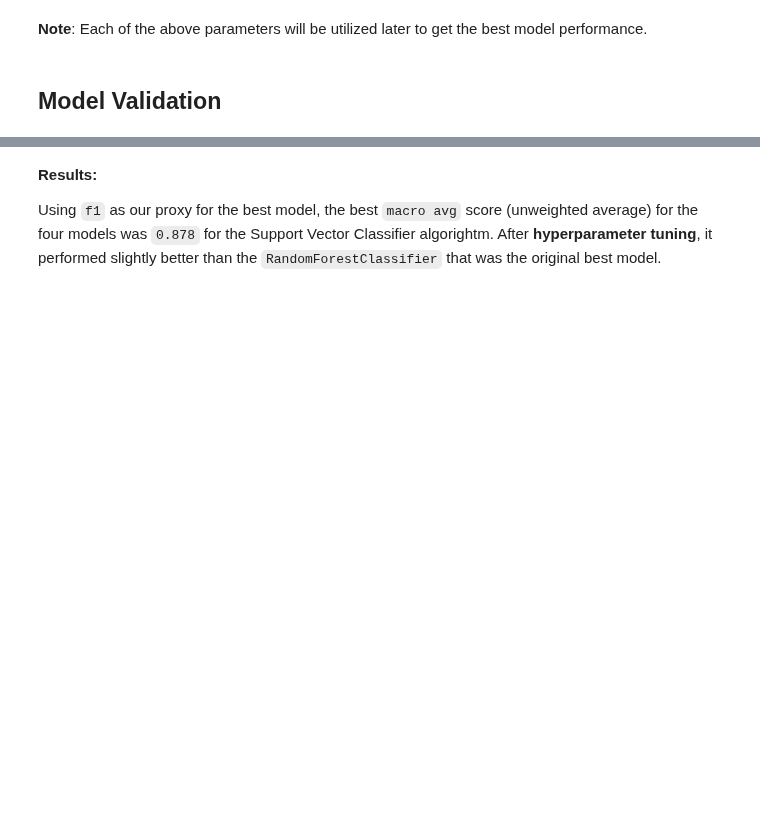
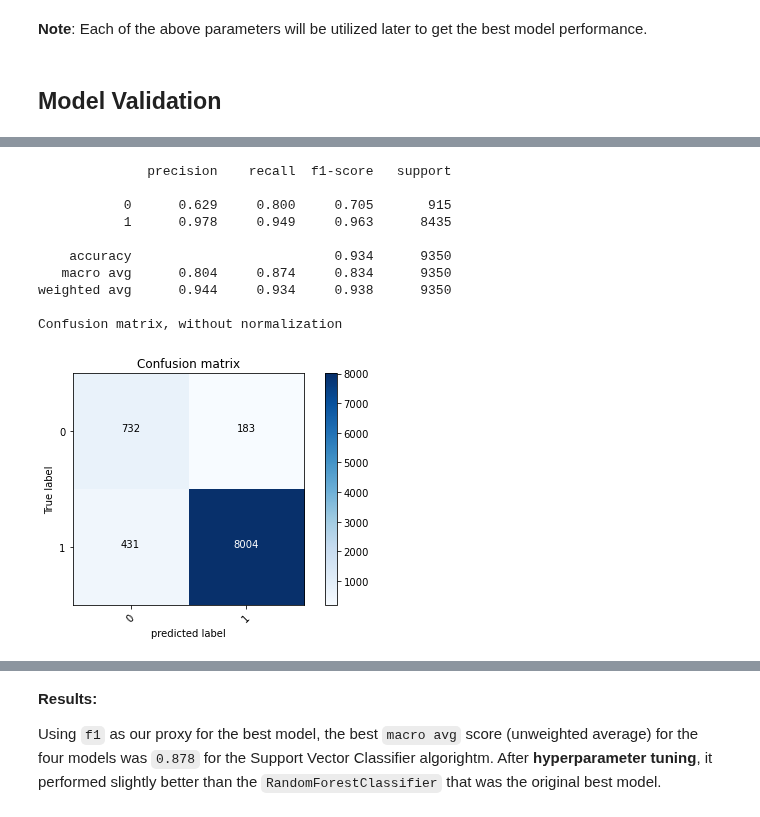
Before and after one commit to broepke/DATA110, a Jupyter notebook: Week 10/DATA110-Week10-broepke.ipynb, the cells around one changed output, grey strips where cells are left out. Saved outputs shown, nothing was run; the diff lists cells and outputs as text; code cells hidden in the pictures; blank space fills up the shorter version.

```diff
--- a/Week 10/DATA110-Week10-broepke.ipynb
+++ b/Week 10/DATA110-Week10-broepke.ipynb
@@ -631,8 +762,20 @@ fit_and_print(pipeline)
 # %%
 # {'C': 51.25, 'class_weight': 'balanced', 'max_iter': 1000, 'solver': 'sag'}
-clf = LogisticRegression(C=51.25, solver='sag', random_state=42, class_weight='balanced', max_iter=1000)
+clf = LogisticRegression(C=51.25, solver='newton-cg', random_state=42, class_weight='balanced', max_iter=1000)
 pipeline = create_pipe(clf)
 fit_and_print(pipeline)
+# %% [output]
+              precision    recall  f1-score   support
+
+           0      0.629     0.800     0.705       915
+           1      0.978     0.949     0.963      8435
+
+    accuracy                          0.934      9350
+   macro avg      0.804     0.874     0.834      9350
+weighted avg      0.944     0.934     0.938      9350
+
+Confusion matrix, without normalization
+[figure, added]
 # %%
 # {'class_weight': 'balanced', 'criterion': 'entropy', 'n_estimators': 100}
 clf = RandomForestClassifier(criterion='entropy', class_weight='balanced', n_estimators=100, random_state=42)
```
Also changed, not shown: parts of 37 cells of this notebook, 2 other files.
